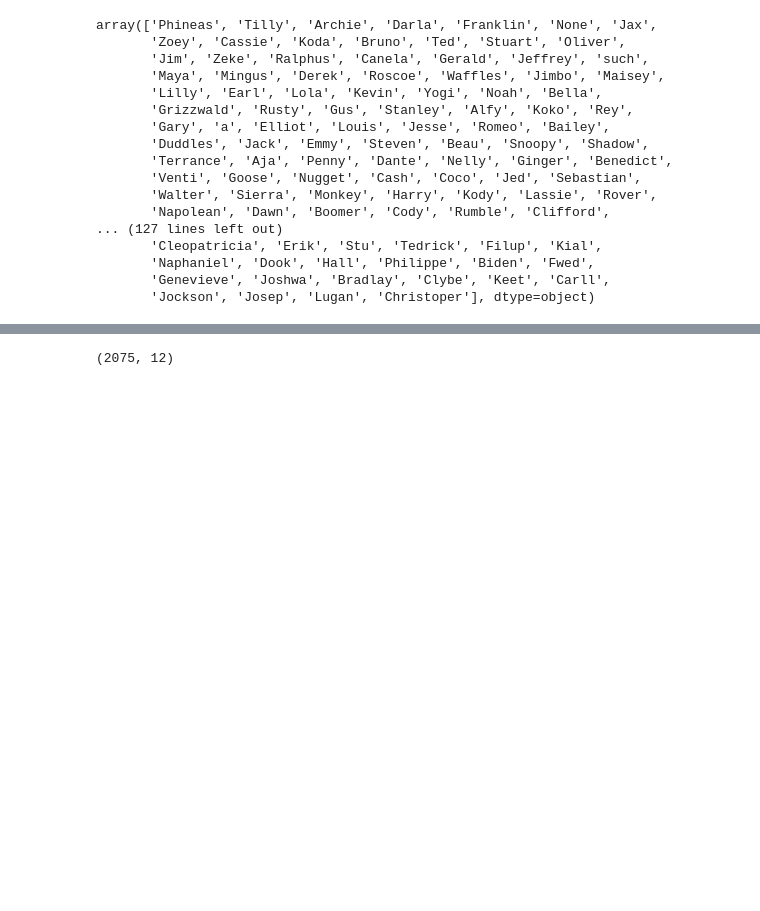
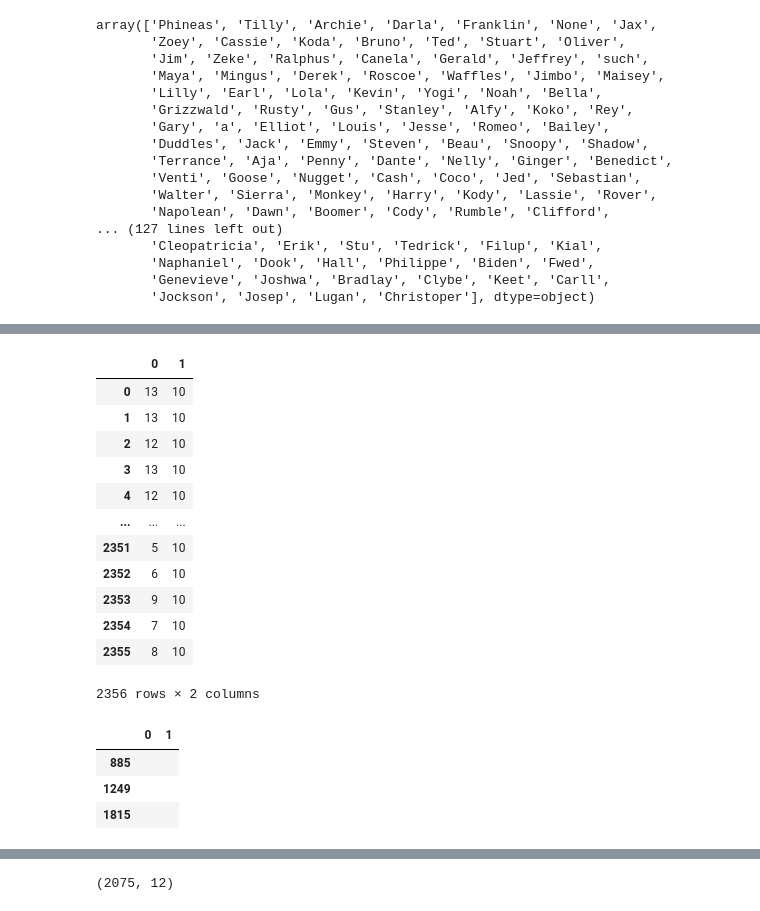
Before and after one commit to dsllt/Udacity_DA_P4, a Jupyter notebook: wrangle_act.ipynb, the cells around one changed output, grey strips where cells are left out. Drawn from its saved outputs; the diff is of its cells as text; code cells hidden in the pictures; blank space fills up the shorter version.

```diff
--- a/wrangle_act.ipynb
+++ b/wrangle_act.ipynb
@@ -308,0 +326,24 @@ twitter_archive[(twitter_archive['doggo'] != 'None') & ((twitter_archive['puppo'
+# %%
+# Verify if dog ratings were extracted correctly
+twitter_archive.text.str.extract(r'[^/] ?(\d*?\.?\d*)/(\d*)')
+# %% [output]
+|  | 0 | 1 |
+| 0 | 13 | 10 |
+| 1 | 13 | 10 |
+| 2 | 12 | 10 |
+| 3 | 13 | 10 |
+| 4 | 12 | 10 |
+| ... | ... | ... |
+| 2351 | 5 | 10 |
+| 2352 | 6 | 10 |
+| 2353 | 9 | 10 |
+| 2354 | 7 | 10 |
+| 2355 | 8 | 10 |
+2356 rows × 2 columns
+# %%
+twitter_archive.text.str.extract(r'[^/] ?(\d*?\.?\d*)/(\d*)')[(twitter_archive.text.str.extract(r'[^/] ?(\d*?\.?\d*)/(\d*)')[0]) == '']
+# %% [output]
+|  | 0 | 1 |
+| 885 |  |  |
+| 1249 |  |  |
+| 1815 |  |  |
```
Also changed, not shown: parts of 32 cells of this notebook.
